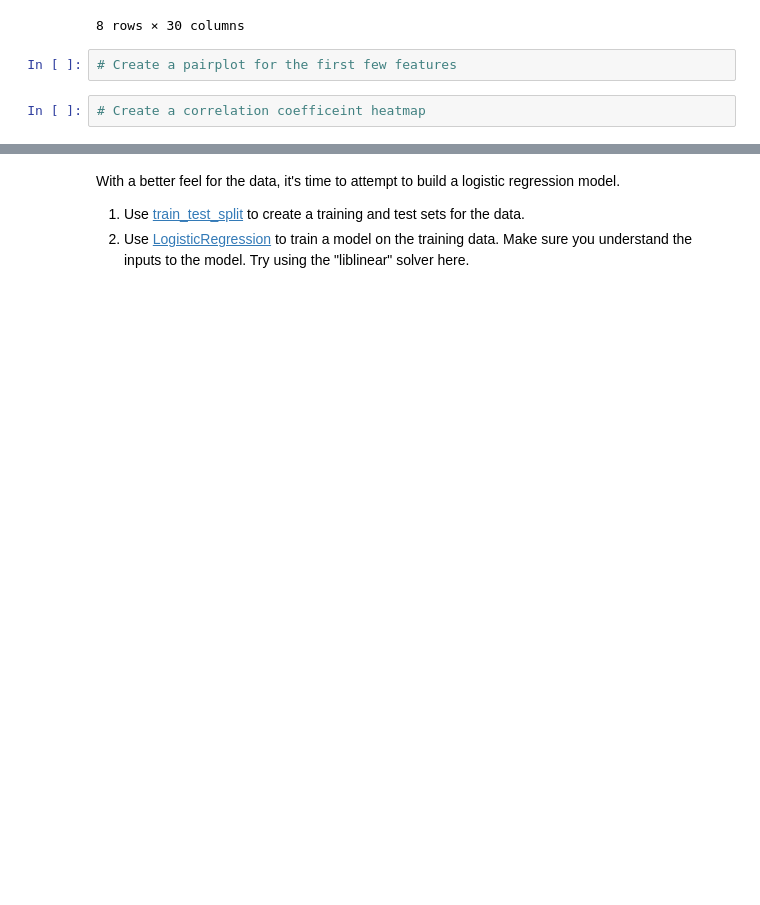
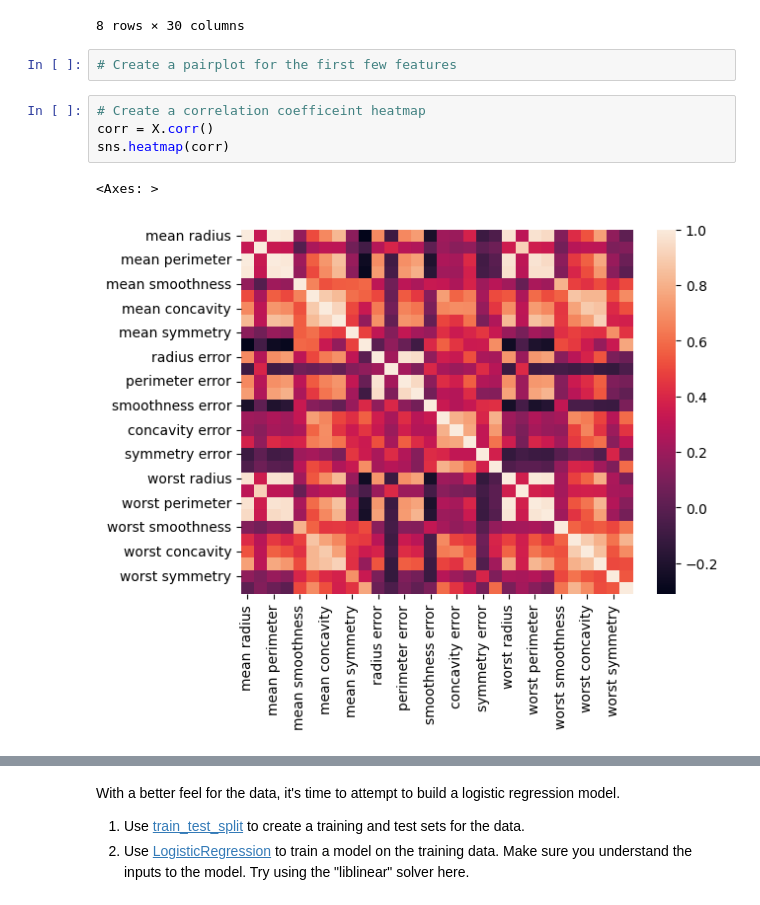
Before and after one commit to bdh777psu/UCSD-MLEBootcamp-Projects, a Jupyter notebook: Student_MLE_MiniProject_Logistic_Regression.ipynb, the cells around one changed output, grey strips where cells are left out. Saved outputs shown, nothing was run; the diff lists cells and outputs as text; blank space fills up the shorter version.

```diff
--- a/Student_MLE_MiniProject_Logistic_Regression.ipynb
+++ b/Student_MLE_MiniProject_Logistic_Regression.ipynb
@@ -97,5 +97,10 @@ X.describe()
 # Create a pairplot for the first few features
 # %%
 # Create a correlation coefficeint heatmap
+corr = X.corr()
+sns.heatmap(corr)
+# %% [output]
+<Axes: >
+[figure, added]
 # %%
 # Create a boxplot for mean radius by target type
```
Also changed, not shown: parts of 12 cells of this notebook.
